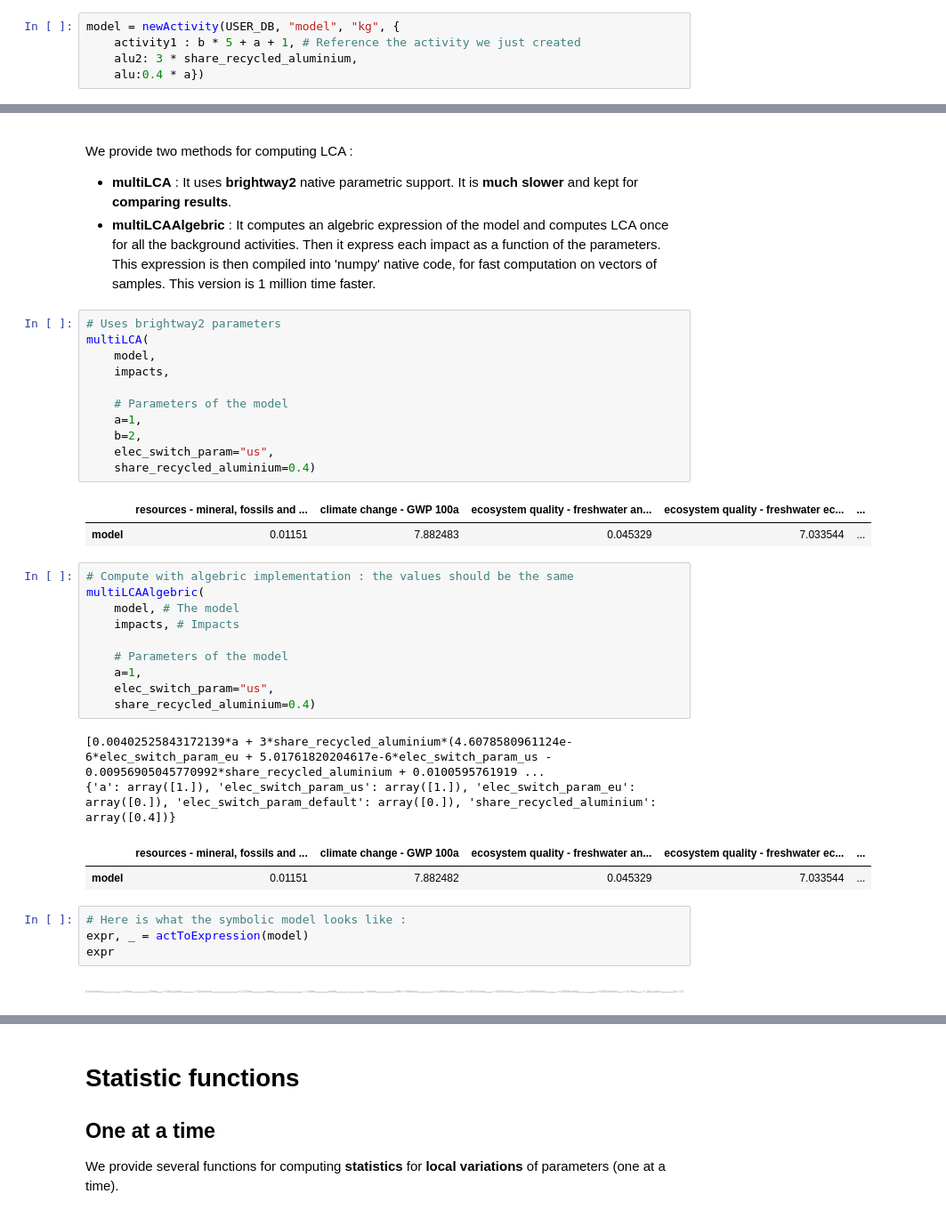
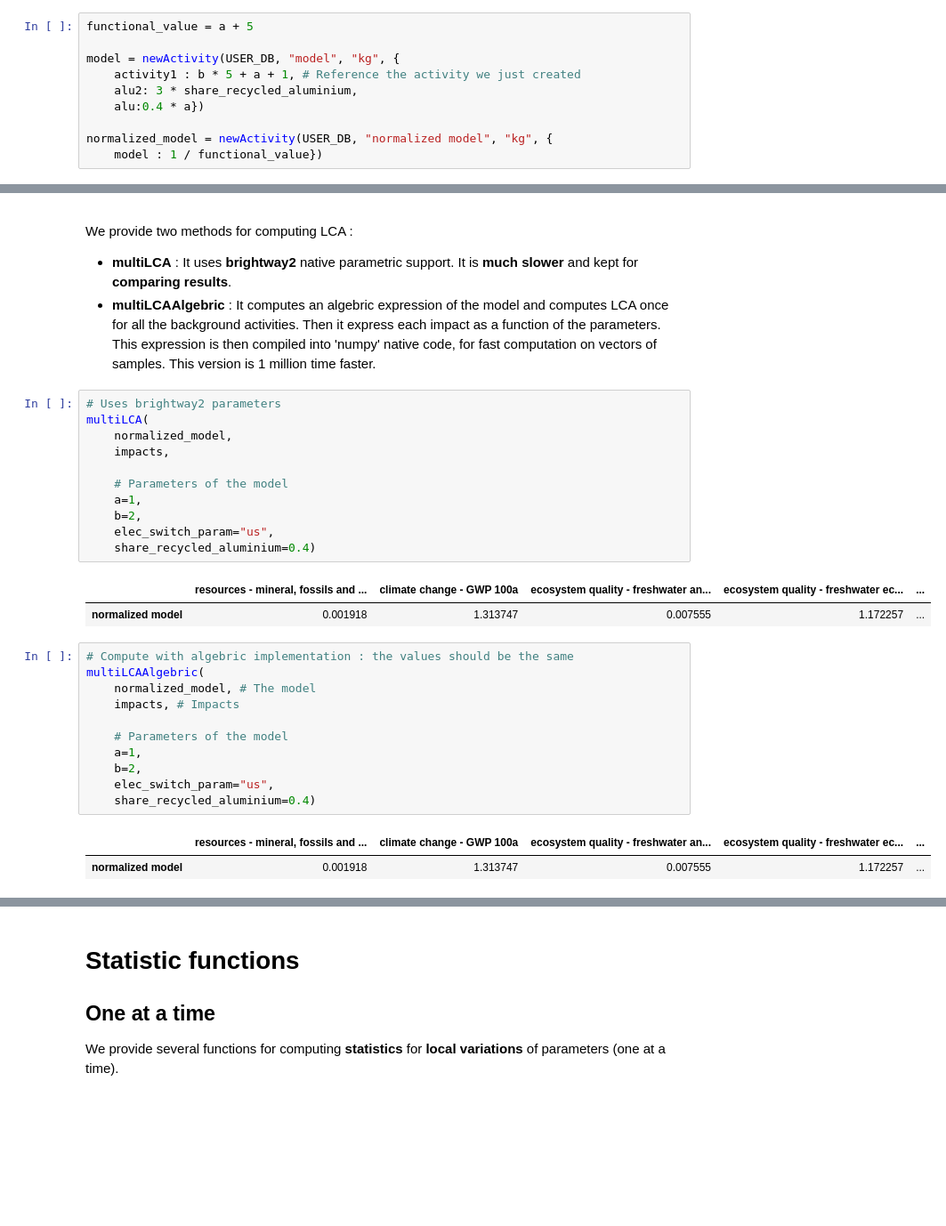
Before and after one commit to oie-mines-paristech/lca_algebraic, a Jupyter notebook: example-notebook.ipynb, the cells around one changed output, grey strips where cells are left out. Shown: that part at 89% size. Cells and saved outputs as stored; diff of their text form; blank space fills up the shorter version.

```diff
--- a/example-notebook.ipynb
+++ b/example-notebook.ipynb
@@ -251,8 +276,13 @@ The final model is just the root foreground activity referencing the others
 # %%
+functional_value = a + 5
+
 model = newActivity(USER_DB, "model", "kg", {
     activity1 : b * 5 + a + 1, # Reference the activity we just created
     alu2: 3 * share_recycled_aluminium,
     alu:0.4 * a})
+
+normalized_model = newActivity(USER_DB, "normalized model", "kg", {
+    model : 1 / functional_value})
 # %% [markdown]
 ## Display activities
 
@@ -315,35 +349,28 @@ We provide two methods  for computing LCA :
 # %%
 # Uses brightway2 parameters
 multiLCA(
-    model,
+    normalized_model,
     impacts,
 
     # Parameters of the model
     a=1,
     b=2,
     elec_switch_param="us",
     share_recycled_aluminium=0.4)
 # %% [output]
 |  | resources - mineral, fossils and ... | climate change - GWP 100a | ecosystem quality - freshwater an... | ecosystem quality - freshwater ec... | ... |
-| model | 0.01151 | 7.882483 | 0.045329 | 7.033544 | ... |
+| normalized model | 0.001918 | 1.313747 | 0.007555 | 1.172257 | ... |
 # %%
 # Compute with algebric implementation : the values should be the same
 multiLCAAlgebric(
-    model, # The model
+    normalized_model, # The model
     impacts, # Impacts
 
     # Parameters of the model
     a=1,
+    b=2,
     elec_switch_param="us",
     share_recycled_aluminium=0.4)
 # %% [output]
-[0.00402525843172139*a + 3*share_recycled_aluminium*(4.6078580961124e-6*elec_switch_param_eu + 5.01761820204617e-6*elec_switch_param_us - 0.00956905045770992*share_recycled_aluminium + 0.0100595761919 ...
-{'a': array([1.]), 'elec_switch_param_us': array([1.]), 'elec_switch_param_eu': array([0.]), 'elec_switch_param_default': array([0.]), 'share_recycled_aluminium': array([0.4])}
 |  | resources - mineral, fossils and ... | climate change - GWP 100a | ecosystem quality - freshwater an... | ecosystem quality - freshwater ec... | ... |
-| model | 0.01151 | 7.882482 | 0.045329 | 7.033544 | ... |
+| normalized model | 0.001918 | 1.313747 | 0.007555 | 1.172257 | ... |
-# %%
-# Here is what the symbolic model looks like :
-expr, _ = actToExpression(model)
-expr
-# %% [output]
-[figure, removed]
```
Also changed, not shown: parts of 30 cells of this notebook, 14 other files.
